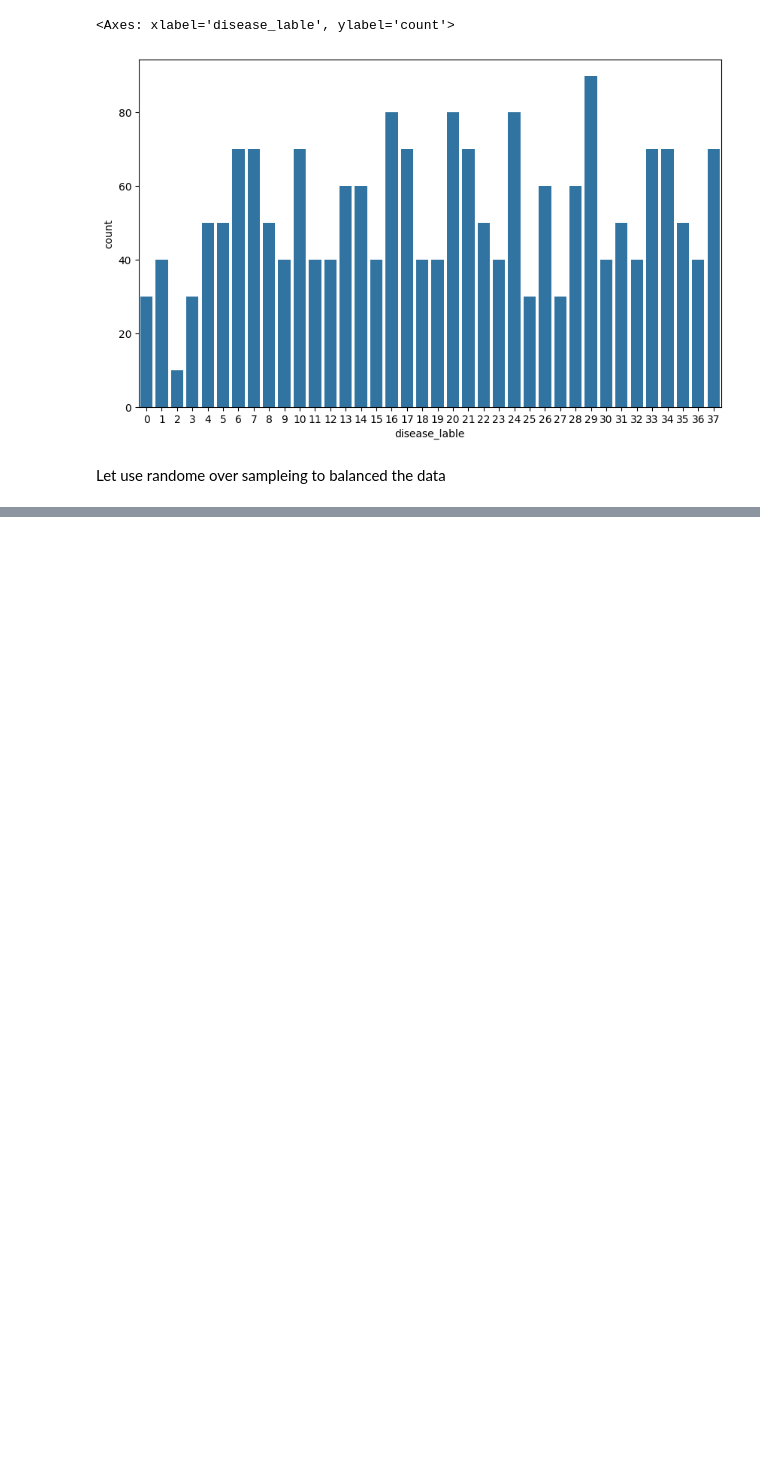
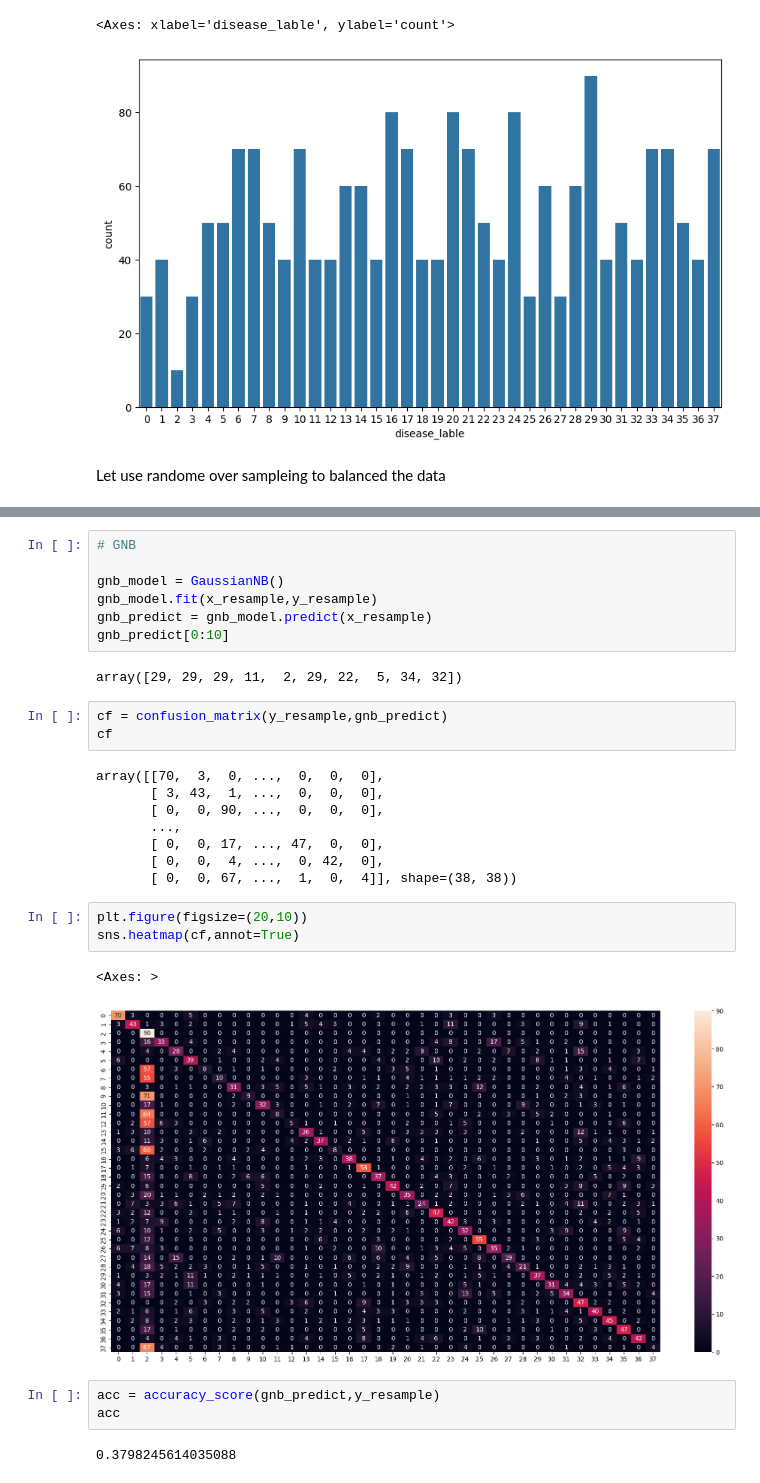
Before and after one commit to Mohitnayak-AI/Machine-Learning, a Jupyter notebook: notebook/diseasPredict.ipynb, the cells around one changed output, grey strips where cells are left out. Saved outputs shown, nothing was run; the diff lists cells and outputs as text; blank space fills up the shorter version.

```diff
--- a/notebook/diseasPredict.ipynb
+++ b/notebook/diseasPredict.ipynb
@@ -203,0 +309,31 @@ Let use randome over sampleing to balanced the data
+# %%
+# GNB
+
+gnb_model = GaussianNB()
+gnb_model.fit(x_resample,y_resample)
+gnb_predict = gnb_model.predict(x_resample)
+gnb_predict[0:10]
+# %% [output]
+array([29, 29, 29, 11,  2, 29, 22,  5, 34, 32])
+# %%
+cf = confusion_matrix(y_resample,gnb_predict)
+cf
+# %% [output]
+array([[70,  3,  0, ...,  0,  0,  0],
+       [ 3, 43,  1, ...,  0,  0,  0],
+       [ 0,  0, 90, ...,  0,  0,  0],
+       ...,
+       [ 0,  0, 17, ..., 47,  0,  0],
+       [ 0,  0,  4, ...,  0, 42,  0],
+       [ 0,  0, 67, ...,  1,  0,  4]], shape=(38, 38))
+# %%
+plt.figure(figsize=(20,10))
+sns.heatmap(cf,annot=True)
+# %% [output]
+<Axes: >
+[figure, added]
+# %%
+acc = accuracy_score(gnb_predict,y_resample)
+acc
+# %% [output]
+0.3798245614035088
```
Also changed, not shown: parts of 26 cells of this notebook, 1 other file.
